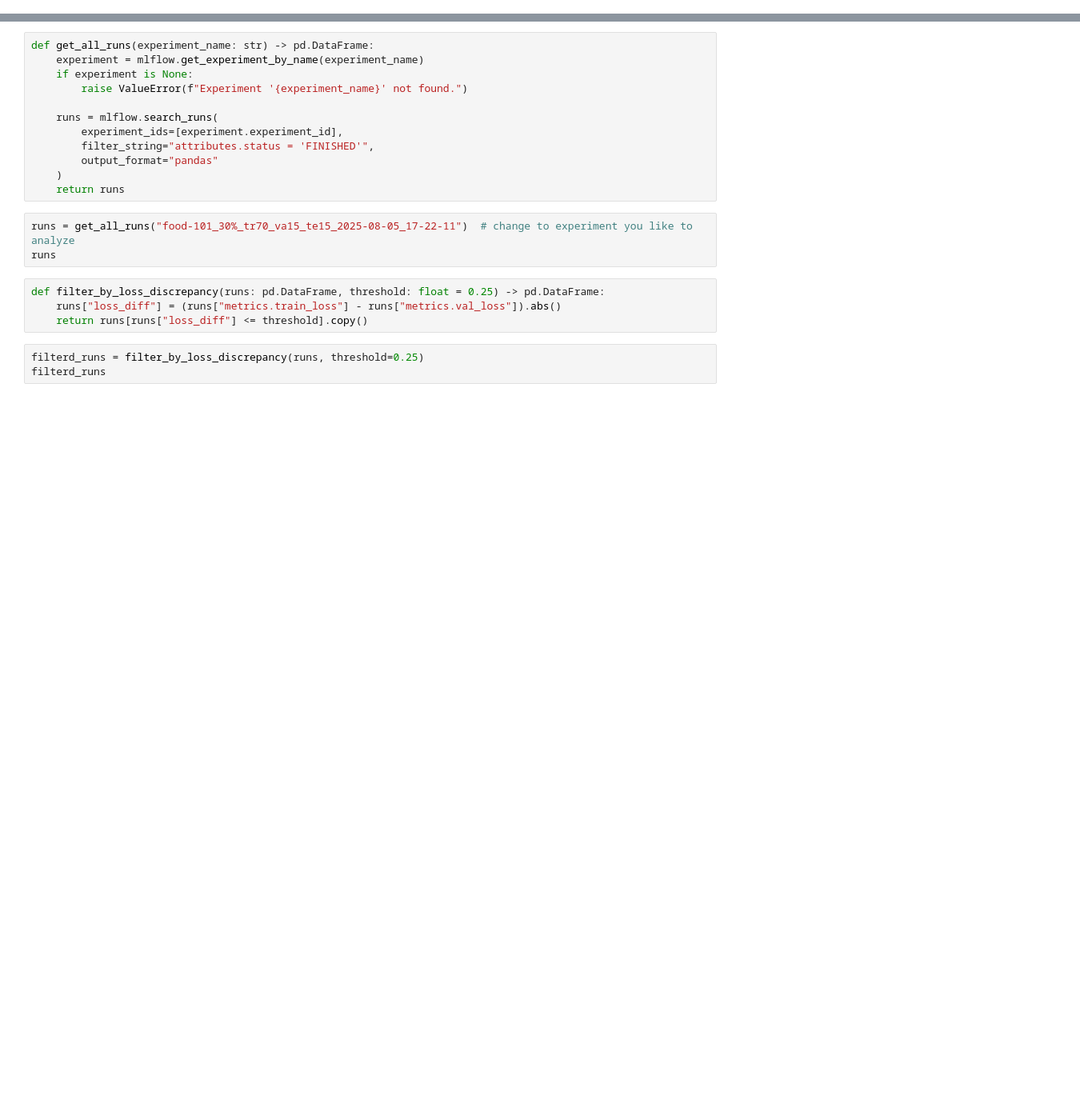
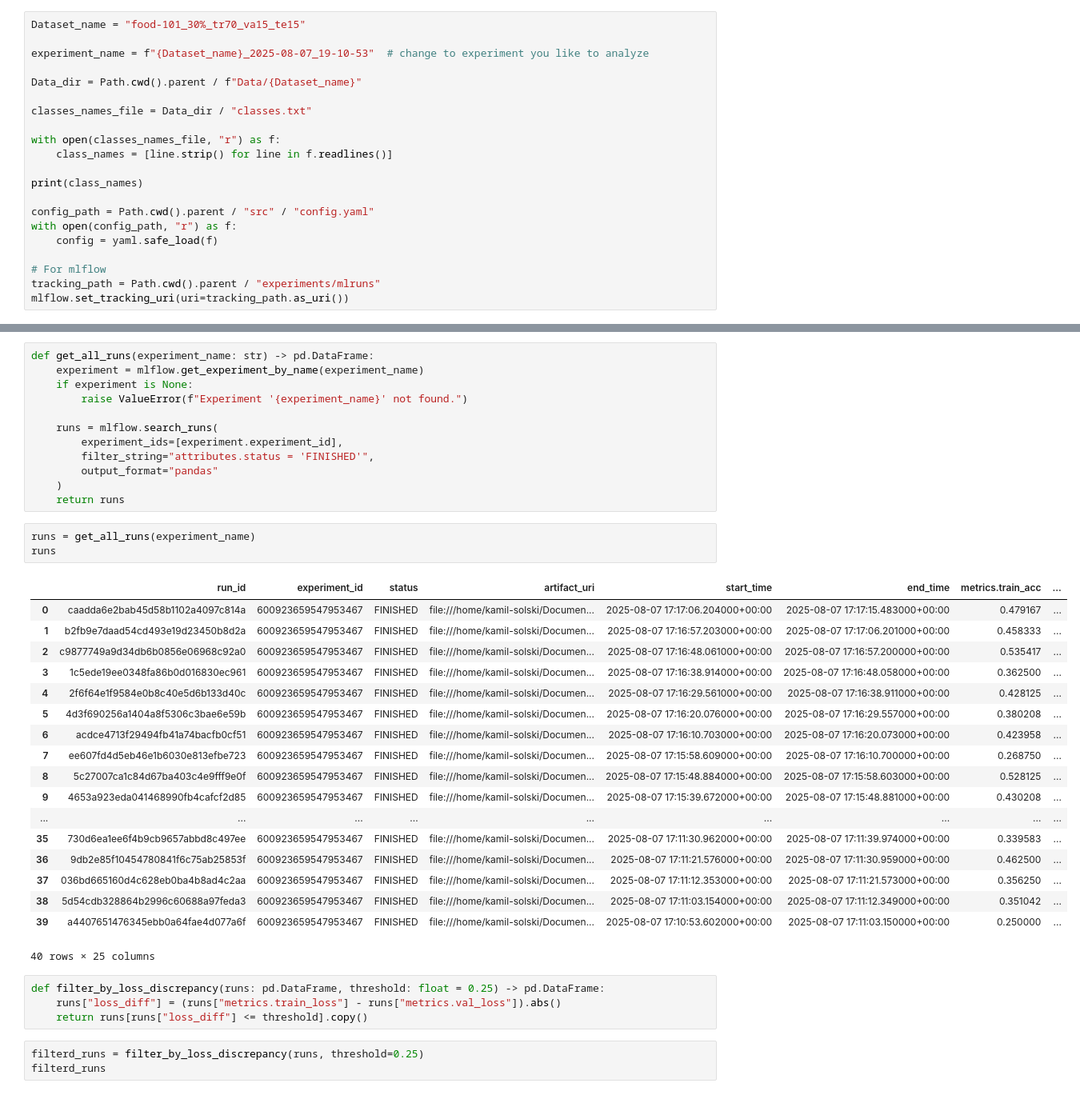
Before and after one commit to kamil-solski/Food101_MLOps-Lvl_1, a Jupyter notebook: notebooks/Manually_pick_best_model.ipynb, the cells around one changed output, grey strips where cells are left out. Shown at 80% size. Saved outputs shown, nothing was run; the diff lists cells and outputs as text; blank space fills up the shorter version.

```diff
--- a/notebooks/Manually_pick_best_model.ipynb
+++ b/notebooks/Manually_pick_best_model.ipynb
@@ -12,0 +27,21 @@ import pandas as pd
+# %%
+Dataset_name = "food-101_30%_tr70_va15_te15"
+
+experiment_name = f"{Dataset_name}_2025-08-07_19-10-53"  # change to experiment you like to analyze
+
+Data_dir = Path.cwd().parent / f"Data/{Dataset_name}"
+
+classes_names_file = Data_dir / "classes.txt"
+
+with open(classes_names_file, "r") as f:
+    class_names = [line.strip() for line in f.readlines()]
+
+print(class_names)
+
+config_path = Path.cwd().parent / "src" / "config.yaml"
+with open(config_path, "r") as f:
+    config = yaml.safe_load(f)
+
+# For mlflow
+tracking_path = Path.cwd().parent / "experiments/mlruns"
+mlflow.set_tracking_uri(uri=tracking_path.as_uri())
@@ -26,8 +71,27 @@ def get_all_runs(experiment_name: str) -> pd.DataFrame:
     )
     return runs
 # %%
-runs = get_all_runs("food-101_30%_tr70_va15_te15_2025-08-05_17-22-11")  # change to experiment you like to analyze
+runs = get_all_runs(experiment_name)
 runs
+# %% [output]
+|  | run_id | experiment_id | status | artifact_uri | start_time | end_time | metrics.train_acc | ... |
+| 0 | caadda6e2bab45d58b1102a4097c814a | 600923659547953467 | FINISHED | file:///home/kamil-solski/Documen... | 2025-08-07 17:17:06.204000+00:00 | 2025-08-07 17:17:15.483000+00:00 | 0.479167 | ... |
+| 1 | b2fb9e7daad54cd493e19d23450b8d2a | 600923659547953467 | FINISHED | file:///home/kamil-solski/Documen... | 2025-08-07 17:16:57.203000+00:00 | 2025-08-07 17:17:06.201000+00:00 | 0.458333 | ... |
+| 2 | c9877749a9d34db6b0856e06968c92a0 | 600923659547953467 | FINISHED | file:///home/kamil-solski/Documen... | 2025-08-07 17:16:48.061000+00:00 | 2025-08-07 17:16:57.200000+00:00 | 0.535417 | ... |
+| 3 | 1c5ede19ee0348fa86b0d016830ec961 | 600923659547953467 | FINISHED | file:///home/kamil-solski/Documen... | 2025-08-07 17:16:38.914000+00:00 | 2025-08-07 17:16:48.058000+00:00 | 0.362500 | ... |
+| 4 | 2f6f64e1f9584e0b8c40e5d6b133d40c | 600923659547953467 | FINISHED | file:///home/kamil-solski/Documen... | 2025-08-07 17:16:29.561000+00:00 | 2025-08-07 17:16:38.911000+00:00 | 0.428125 | ... |
+| 5 | 4d3f690256a1404a8f5306c3bae6e59b | 600923659547953467 | FINISHED | file:///home/kamil-solski/Documen... | 2025-08-07 17:16:20.076000+00:00 | 2025-08-07 17:16:29.557000+00:00 | 0.380208 | ... |
+| 6 | acdce4713f29494fb41a74bacfb0cf51 | 600923659547953467 | FINISHED | file:///home/kamil-solski/Documen... | 2025-08-07 17:16:10.703000+00:00 | 2025-08-07 17:16:20.073000+00:00 | 0.423958 | ... |
+| 7 | ee607fd4d5eb46e1b6030e813efbe723 | 600923659547953467 | FINISHED | file:///home/kamil-solski/Documen... | 2025-08-07 17:15:58.609000+00:00 | 2025-08-07 17:16:10.700000+00:00 | 0.268750 | ... |
+| 8 | 5c27007ca1c84d67ba403c4e9fff9e0f | 600923659547953467 | FINISHED | file:///home/kamil-solski/Documen... | 2025-08-07 17:15:48.884000+00:00 | 2025-08-07 17:15:58.603000+00:00 | 0.528125 | ... |
+| 9 | 4653a923eda041468990fb4cafcf2d85 | 600923659547953467 | FINISHED | file:///home/kamil-solski/Documen... | 2025-08-07 17:15:39.672000+00:00 | 2025-08-07 17:15:48.881000+00:00 | 0.430208 | ... |
+| ... | ... | ... | ... | ... | ... | ... | ... | ... |
+| 35 | 730d6ea1ee6f4b9cb9657abbd8c497ee | 600923659547953467 | FINISHED | file:///home/kamil-solski/Documen... | 2025-08-07 17:11:30.962000+00:00 | 2025-08-07 17:11:39.974000+00:00 | 0.339583 | ... |
+| 36 | 9db2e85f10454780841f6c75ab25853f | 600923659547953467 | FINISHED | file:///home/kamil-solski/Documen... | 2025-08-07 17:11:21.576000+00:00 | 2025-08-07 17:11:30.959000+00:00 | 0.462500 | ... |
+| 37 | 036bd665160d4c628eb0ba4b8ad4c2aa | 600923659547953467 | FINISHED | file:///home/kamil-solski/Documen... | 2025-08-07 17:11:12.353000+00:00 | 2025-08-07 17:11:21.573000+00:00 | 0.356250 | ... |
+| 38 | 5d54cdb328864b2996c60688a97feda3 | 600923659547953467 | FINISHED | file:///home/kamil-solski/Documen... | 2025-08-07 17:11:03.154000+00:00 | 2025-08-07 17:11:12.349000+00:00 | 0.351042 | ... |
+| 39 | a4407651476345ebb0a64fae4d077a6f | 600923659547953467 | FINISHED | file:///home/kamil-solski/Documen... | 2025-08-07 17:10:53.602000+00:00 | 2025-08-07 17:11:03.150000+00:00 | 0.250000 | ... |
+40 rows × 25 columns
 # %%
 def filter_by_loss_discrepancy(runs: pd.DataFrame, threshold: float = 0.25) -> pd.DataFrame:
     runs["loss_diff"] = (runs["metrics.train_loss"] - runs["metrics.val_loss"]).abs()
```
Also changed, not shown: parts of 22 cells of this notebook, 6 other files.
